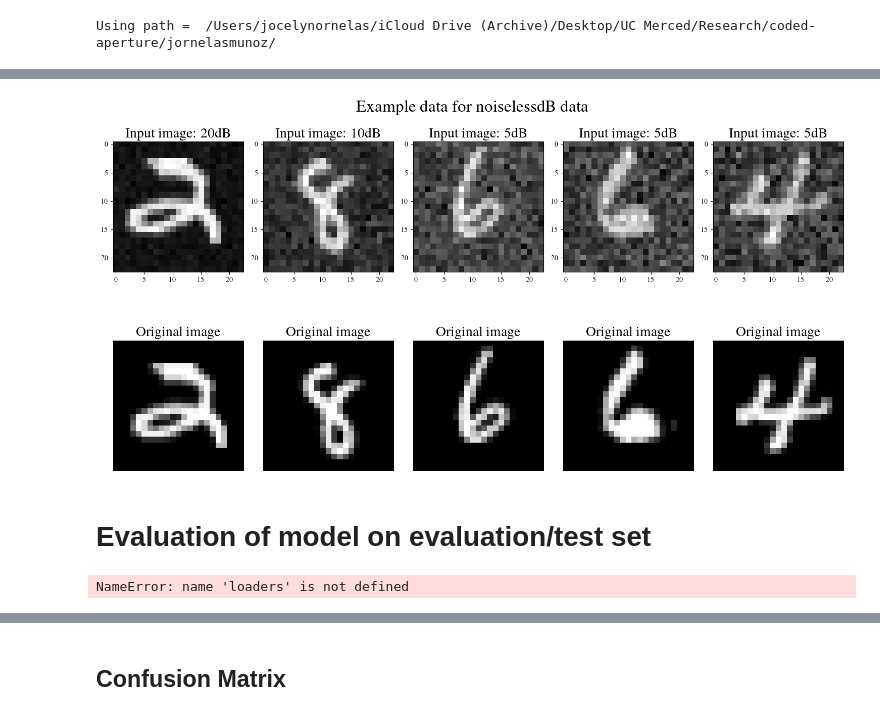
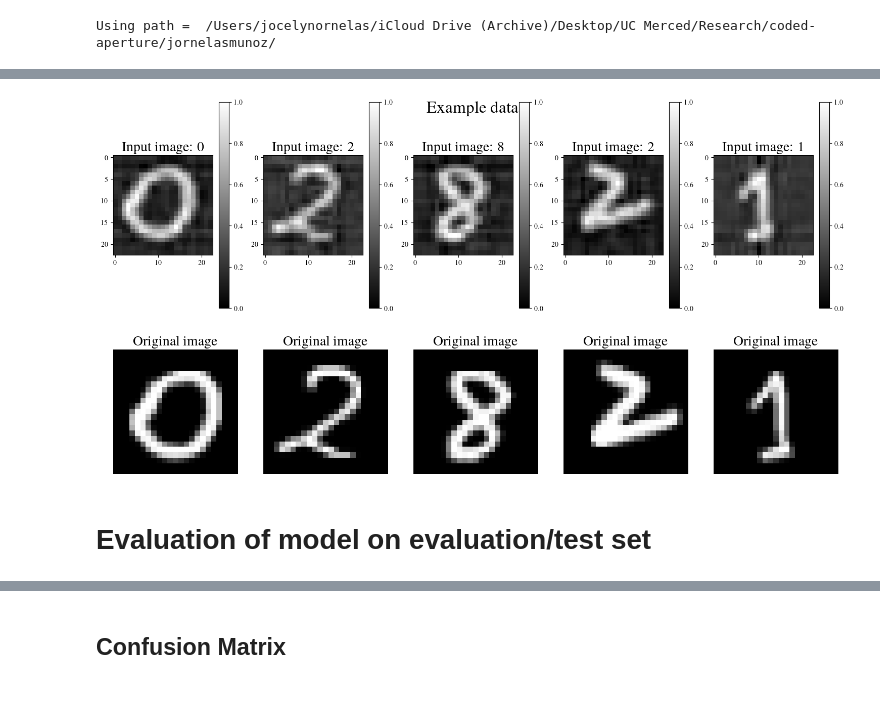
Before and after one commit to jornelasmunoz/UCM_Undergraduate_Research, a Jupyter notebook: jornelasmunoz/notebooks/evaluation_models.ipynb, the cells around one changed output, grey strips where cells are left out. Cells and saved outputs as stored; diff of their text form; code cells hidden in the pictures.

Commit message:
updated gitignore and added misclassification images

```diff
--- a/jornelasmunoz/notebooks/evaluation_models.ipynb
+++ b/jornelasmunoz/notebooks/evaluation_models.ipynb
@@ -78,20 +67,30 @@ Wall time: 7.87 ms
 <All keys matched successfully>
 # %%
 %%time
-# Initialize model dictionary
+# Initialize model dictionaries for data
 train_data_dict = {}
 eval_data_dict = {}
 test_data_dict = {}
 loader_dict = {}
+
+# Get Noiseless data first
 print(f"Loading noiseless data")
-train_data_dict[f'train_data_noiseless'], eval_data_dict[f'eval_data_noiseless'], test_data_dict[f'eval_data_noiseless'], loader_dict[f'loaders_noiseless'] = classification_cnn.load_encoded_data(params)
+train_data_dict[f'train_data_noiseless'], \
+eval_data_dict[f'eval_data_noiseless'], \
+test_data_dict[f'eval_data_noiseless'], \
+loader_dict[f'loaders_noiseless'] = classification_cnn.load_encoded_data(model.params)
 
+# Now get dataset for each SNR
 for SNR in [1,5,10,20,30]:
     print(f"Loading data for SNR = {SNR}dB")
-    params['dataset'] = f"MNIST_mura_{SNR}dB_reconstructed_{method}_method"
+    # Change dataset name to noisy dataset
+    model.params['dataset'] = f"MNIST_mura_{SNR}dB_downsampled_upsampled_{method}"
 
     # Load data
-    train_data_dict[f'train_data_{SNR}dB'], eval_data_dict[f'eval_data_{SNR}dB'], test_data_dict[f'test_data_{SNR}dB'], loader_dict[f'loaders_{SNR}dB'] = classification_cnn.load_encoded_data(params)
+    train_data_dict[f'train_data_{SNR}dB'], \
+    eval_data_dict[f'eval_data_{SNR}dB'], \
+    test_data_dict[f'test_data_{SNR}dB'], \
+    loader_dict[f'loaders_{SNR}dB'] = classification_cnn.load_encoded_data(model.params)
 
 #train_data, eval_data, test_data, loaders = classification_cnn.load_encoded_data(params)
 # %% [output]
@@ -106,77 +105,34 @@ Wall time: 2min 22s
 # %%
 # Update plotting parameters
 plt.rcParams.update({
     "figure.figsize" : [15,8.5],
 })
 label_size = 20
 title_size = 24
 # Printing 25 random images from the training dataset
 train_data = []
 for SNR in [1,5,10,20,30]:
     train_data = train_data + train_data_dict[f'train_data_{SNR}dB']
 random_samples = np.random.randint(1, len(train_data), (5))
 count = 0
 for idx in random_samples: #range(random_samples.shape[0]):
     plt.subplot(2, 5, count + 1)
     plt.imshow(train_data[idx][0][0].numpy(), cmap='gray')
-    # plt.colorbar()
-    plt.title(f'Input image: {train_data[idx][3]}', fontsize = label_size)
+    plt.colorbar()
+    plt.title(f'Input image: {train_data[idx][2]}', fontsize = label_size)
     plt.subplot(2, 5, count + 6)
     plt.imshow(train_data[idx][1][0].numpy(), cmap='gray')
     plt.title('Original image', fontsize = label_size)
     plt.axis('off')
 
     count += 1
 plt.tight_layout()
-plt.suptitle(f"Example data for {snr}dB data", fontsize=title_size)
+plt.suptitle(f"Example data", fontsize=title_size)
 #plt.savefig(f"../figs/examples_{SNR}db_data.png")
 plt.show()
 # %% [output]
-[figure, old version]
+[figure, new version]
 # %% [markdown]
 # Evaluation of model on evaluation/test set
-# %%
-# Initialize counters
-correct = 0
-total = 0
-
-# Initialize lists for storage
-incorrect_examples = []
-predicted_all = []
-labels_all = []
-
-# since we're not training, we don't need to calculate the gradients for our outputs
-with torch.no_grad():
-    for i, data in enumerate(loaders['eval']):
-        # ----------- get images and labels -----------
-        if len(data) == 3:
-            # MNIST_mura dataset: [encoded image, original image, digit]
-            images, _, labels = data
-        elif len(data) == 4:
-            # MNIST_mura_{SNR}dB dataset: [encoded image, original image, digit, noise level]
-            images, _, labels, _ = data
-        else: raise Exception("Make sure you are loading the correct data")
-
-        # ----------- calculate outputs/preds -----------
-        # calculate outputs by running images through the network (done in batches)
-        outputs = model(images)
-        # the class with the highest energy is what we choose as prediction
-        _, predicted = torch.max(outputs.data, 1)
-        total += labels.size(0)
-        correct += (predicted == labels).sum().item()
-        idxs_mask = torch.nonzero(predicted != labels) #((predicted == labels) == False).nonzero()
-        for single_sample in idxs_mask:
-            incorrect_examples.append([np.squeeze(images[single_sample].numpy()),
-                                       labels[single_sample].numpy()[0],
-                                       predicted[single_sample].numpy()[0]])
-        predicted_all.append(predicted.tolist())
-        labels_all.append(labels.tolist())
-
-print(f'Accuracy of the network on the {total} test images: {100 * correct / total} %')
-
-predicted_all = list(np.concatenate(predicted_all).flat)
-labels_all = list(np.concatenate(labels_all).flat)
-# %% [output]
-NameError: name 'loaders' is not defined
 # %%
 results = {}
```
Also changed, not shown: parts of 6 cells of this notebook, 27 other files.
